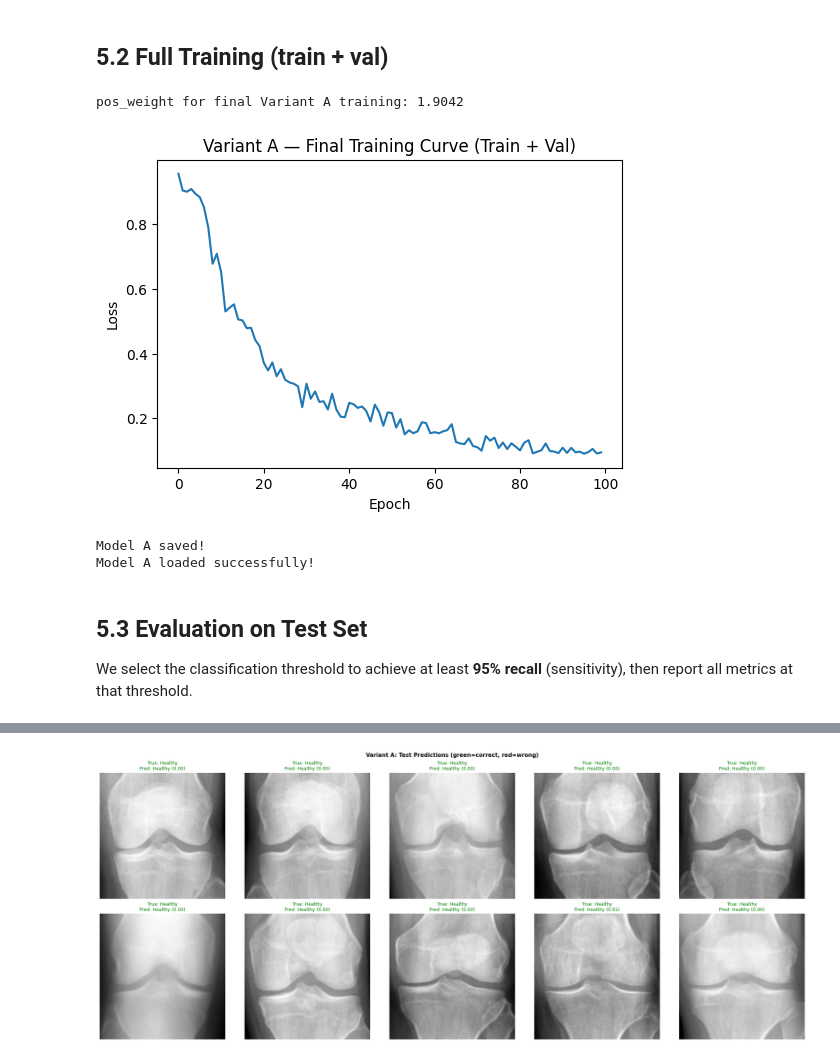
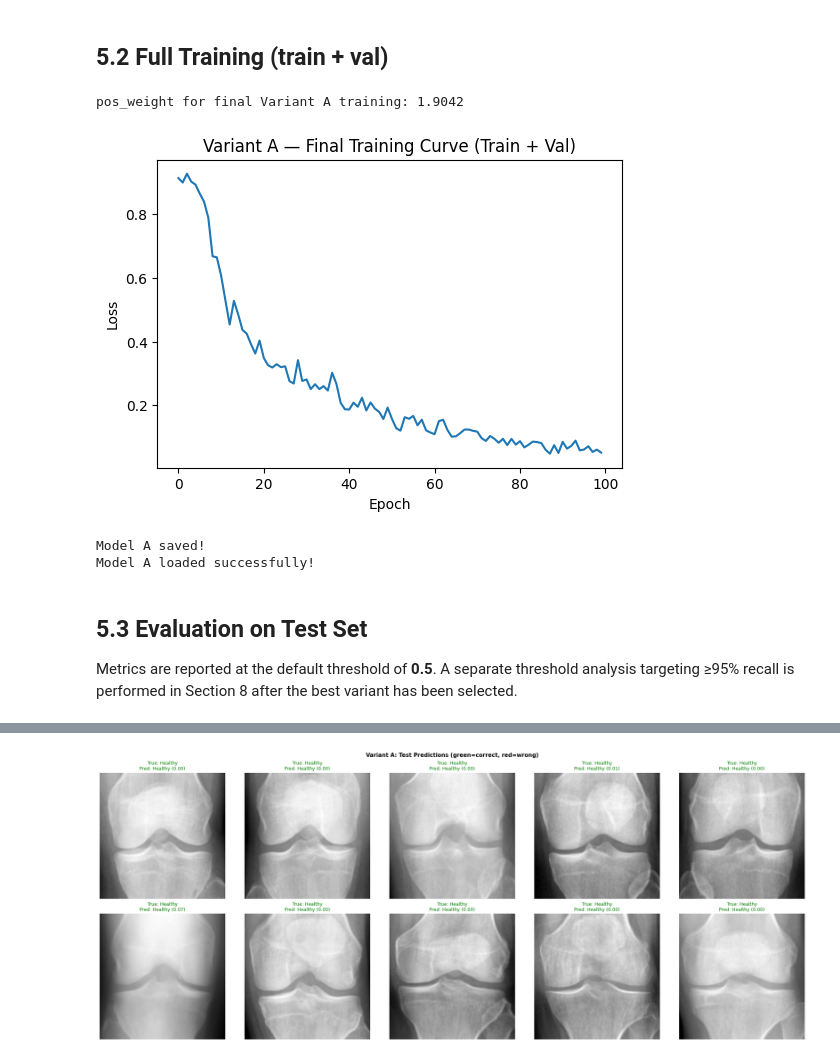
Before and after one commit to cornelka/ugentAI_kneeOA, a Jupyter notebook: notebooks/2_basemodel/baseline.ipynb, the cells around one changed output, grey strips where cells are left out. Drawn from its saved outputs; the diff is of its cells as text; code cells hidden in the pictures.

```diff
--- a/notebooks/2_basemodel/baseline.ipynb
+++ b/notebooks/2_basemodel/baseline.ipynb
@@ -333,7 +322,7 @@ def train_model(model, train_loader, val_loader, criteria, optimizer, num_epochs
         history["val_f1"].append(val_f1)
 
         if scheduler is not None:
-            scheduler.step(val_loss)
+            scheduler.step()
 
         if (epoch + 1) % 5 == 0:
             print(
@@ -463,8 +452,7 @@ param_configs = [
     {"lr": 1e-4, "dropout": 0.5},
 ]
 
-best_val_recall_A = 0
-best_val_f1_A = 0
+best_val_loss_A = float("inf")
 best_config_A = None
 results_A = []
 
@@ -474,30 +462,27 @@ for config in param_configs:
     model = BaselineCNN(dropout_rate=config["dropout"]).to(device)
     criterion = nn.BCEWithLogitsLoss(pos_weight=pos_weight)
     optimizer = optim.Adam(model.parameters(), lr=config["lr"])
-    scheduler = torch.optim.lr_scheduler.ReduceLROnPlateau(
-        optimizer, mode="min", factor=0.5, patience=7
-    )
+
+    warmup = LinearLR(optimizer, start_factor=0.01, end_factor=1.0, total_iters=5)
+    cosine = CosineAnnealingLR(optimizer, T_max=95, eta_min=1e-6)
+    scheduler = SequentialLR(optimizer, schedulers=[warmup, cosine], milestones=[5])
 
     history = train_model(
         model, train_loader, val_loader, criterion, optimizer,
         num_epochs=100, device=device, scheduler=scheduler,
     )
 
-    final_val_recall = history["val_recall"][-1]
-    final_val_f1 = history["val_f1"][-1]
-    results_A.append({**config, "val_recall": final_val_recall, "val_f1": final_val_f1})
+    final_val_loss = min(history["val_loss"])
+    results_A.append({**config, "val_loss": final_val_loss})
 
-    if final_val_recall > best_val_recall_A or (
-        final_val_recall == best_val_recall_A and final_val_f1 > best_val_f1_A
-    ):
-        best_val_recall_A = final_val_recall
-        best_val_f1_A = final_val_f1
+    if final_val_loss < best_val_loss_A:
+        best_val_loss_A = final_val_loss
         best_config_A = config
         best_history_A = history
 
-print(f"\nBest config (Variant A): {best_config_A} with Val Recall: {best_val_recall_A:.4f}, Val F1: {best_val_f1_A:.4f}")
+print(f"\nBest config (Variant A): {best_config_A} with Val Loss: {best_val_loss_A:.4f}")
 print()
 for r in results_A:
-    print(f"  lr={r['lr']}, dropout={r['dropout']} -> Val Recall: {r['val_recall']:.4f}, Val F1: {r['val_f1']:.4f}")
+    print(f"  lr={r['lr']}, dropout={r['dropout']} -> Val Loss: {r['val_loss']:.4f}")
 # %% [output]
 Testing: lr=0.001, dropout=0.3
@@ -537,7 +555,10 @@ print(f"pos_weight for final Variant A training: {pos_weight_A.item():.4f}")
 final_model_A = BaselineCNN(dropout_rate=best_config_A["dropout"]).to(device)
 criterion = nn.BCEWithLogitsLoss(pos_weight=pos_weight_A)
 optimizer = optim.Adam(final_model_A.parameters(), lr=best_config_A["lr"])
-scheduler = torch.optim.lr_scheduler.CosineAnnealingLR(optimizer, T_max=100)
+
+warmup = LinearLR(optimizer, start_factor=0.01, end_factor=1.0, total_iters=5)
+cosine = CosineAnnealingLR(optimizer, T_max=95, eta_min=1e-6)
+scheduler = SequentialLR(optimizer, schedulers=[warmup, cosine], milestones=[5])
 
 final_model_A.train()
 train_losses_A = []
@@ -549,40 +570,40 @@ for epoch in range(100):
         labels = labels.float().to(device)
 
         optimizer.zero_grad()
         outputs = final_model_A(images).squeeze(1)
         loss = criterion(outputs, labels)
         loss.backward()
         optimizer.step()
         running_loss += loss.item() * images.size(0)
 
     epoch_loss = running_loss / len(full_train_loader_A.dataset)
     train_losses_A.append(epoch_loss)
     scheduler.step()
 
 plt.figure(figsize=(6, 4))
 plt.plot(train_losses_A)
 plt.xlabel("Epoch")
 plt.ylabel("Loss")
 plt.title("Variant A — Final Training Curve (Train + Val)")
 plt.show()
 
 # Save and reload
 torch.save(final_model_A.state_dict(), "baseline_model_A.pth")
 print("Model A saved!")
 
 loaded_model_A = BaselineCNN(dropout_rate=best_config_A["dropout"]).to(device)
 loaded_model_A.load_state_dict(torch.load("baseline_model_A.pth", map_location=device))
 loaded_model_A.eval()
 print("Model A loaded successfully!")
 # %% [output]
 pos_weight for final Variant A training: 1.9042
-[figure, old version]
+[figure, new version]
 Model A saved!
 Model A loaded successfully!
 # %% [markdown]
 ## 5.3 Evaluation on Test Set
 
-We select the classification threshold to achieve at least **95% recall** (sensitivity), then report all metrics at that threshold.
+Metrics are reported at the default threshold of **0.5**. A separate threshold analysis targeting ≥95% recall is performed in Section 8 after the best variant has been selected.
 # %%
 results_A_test = evaluate_model(loaded_model_A, test_loader, device, variant_name="Variant A (all data)")
 # %% [output]
```
Also changed, not shown: parts of 22 cells of this notebook, 1 other file.
